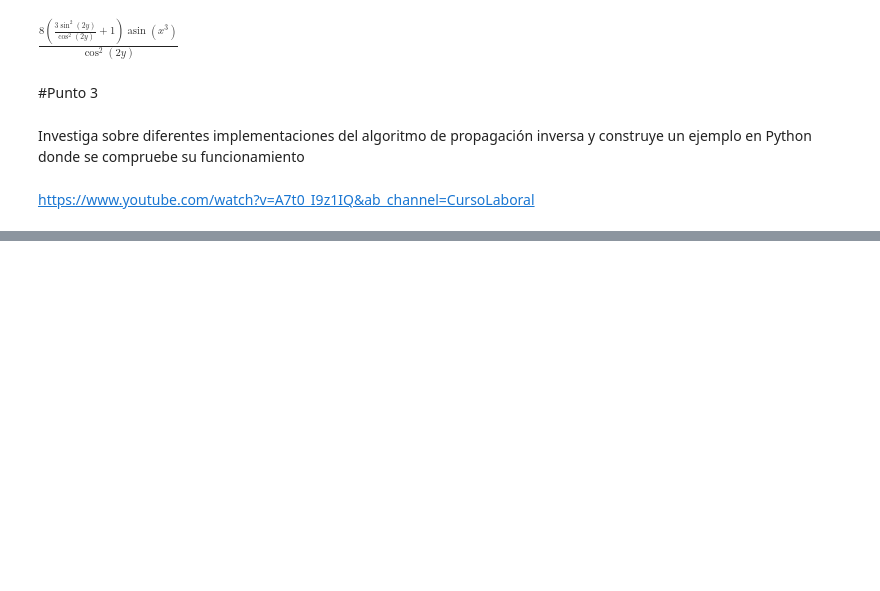
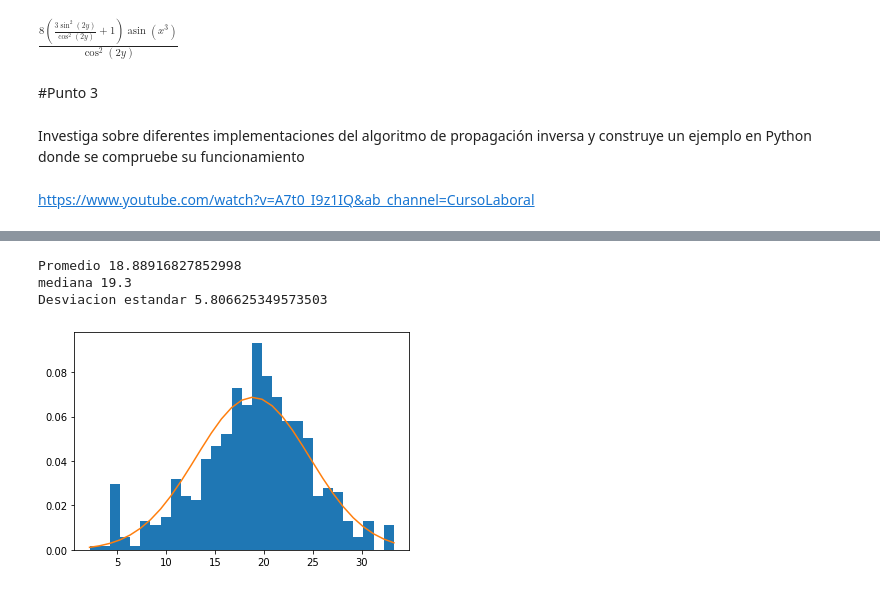
Before and after one commit to AlexisLeal/Aprendizaje-Automatico, a Jupyter notebook: Actividad 3/Actividad_3.ipynb, the cells around one changed output, grey strips where cells are left out. Saved outputs shown, nothing was run; the diff lists cells and outputs as text; code cells hidden in the pictures; blank space fills up the shorter version.

```diff
--- a/Actividad 3/Actividad_3.ipynb
+++ b/Actividad 3/Actividad_3.ipynb
@@ -206,0 +332,21 @@ Valor de los pesos W1 y W2 : 0.590898874106818 1.6427282315035094
+# %%
+promedio = np.mean(dataFrame2)
+mediana = np.median(dataFrame2)
+sigma = dataFrame2.std()
+print("Promedio",promedio)
+print("mediana",mediana)
+print("Desviacion estandar",sigma)
+# %% [output]
+Promedio 18.88916827852998
+mediana 19.3
+Desviacion estandar 5.806625349573503
+# %%
+frecuencias,datos,ignored = plt.hist(dataFrame2,30,density=True)
+# print(datos)
+dist = norm(loc=promedio, scale=sigma)
+# plt.plot(datos,1/(sigma*np.sqrt(2*np.pi))*np.exp(-(mediana-promedio)**2/(2*sigma**2)),linewidth=2,color='r')
+plt.plot(datos,dist.pdf(datos))
+plt.show()
+#https://es.stackoverflow.com/questions/214978/distribuci%C3%B3n-normal-densidad-de-probabilidad
+# %% [output]
+[figure, added]
```
Also changed, not shown: parts of 22 cells of this notebook.
